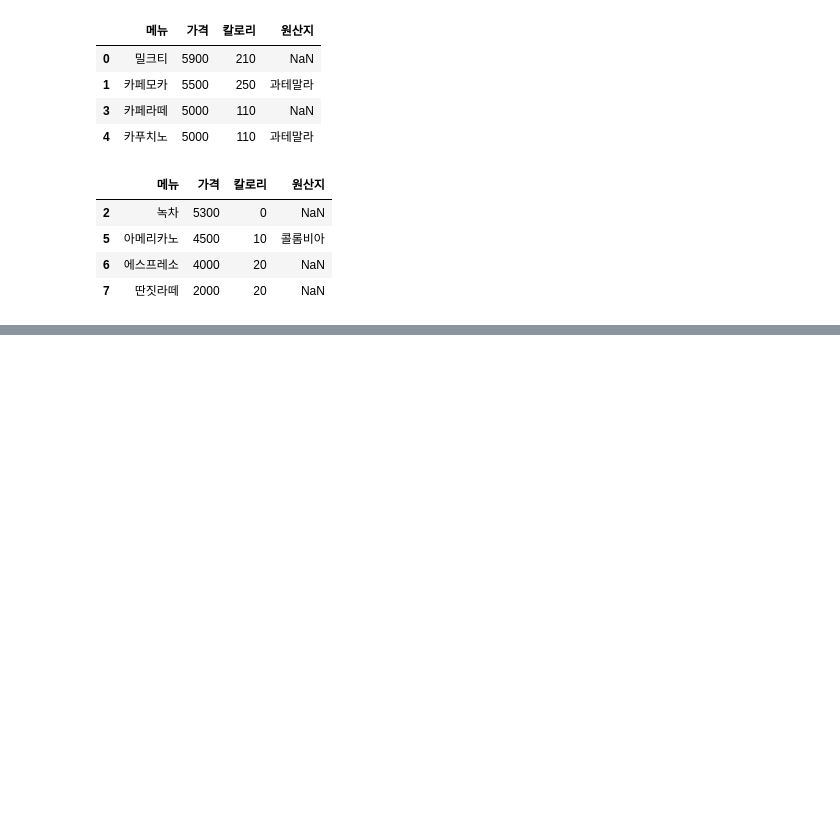
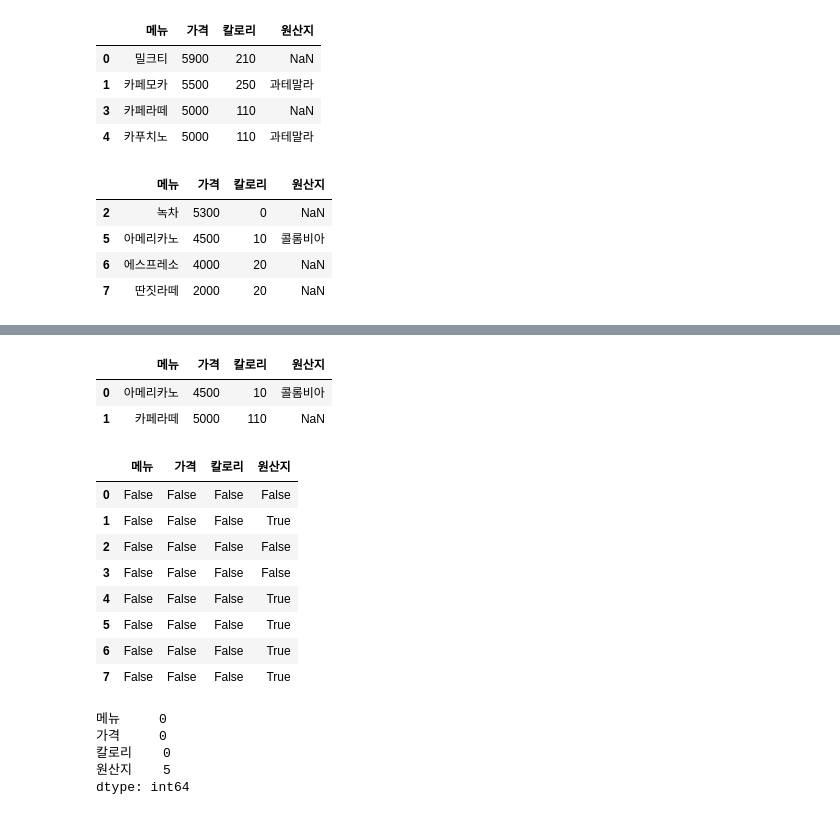
Before and after one commit to CHANGWOOKCHO/-engineer_big_data_analysis, a Jupyter notebook: part1/chapter2.ipynb, the cells around one changed output, grey strips where cells are left out. Cells and saved outputs as stored; diff of their text form; code cells hidden in the pictures; blank space fills up the shorter version.

```diff
--- a/part1/chapter2.ipynb
+++ b/part1/chapter2.ipynb
@@ -544,0 +534,29 @@ df[~cond]
+# %%
+df = pd.read_csv("cafe2.csv")
+df.head(2)
+# %% [output]
+|  | 메뉴 | 가격 | 칼로리 | 원산지 |
+| 0 | 아메리카노 | 4500 | 10 | 콜롬비아 |
+| 1 | 카페라떼 | 5000 | 110 | NaN |
+# %%
+#전체 결측치 확인
+df.isnull()
+# %% [output]
+|  | 메뉴 | 가격 | 칼로리 | 원산지 |
+| 0 | False | False | False | False |
+| 1 | False | False | False | True |
+| 2 | False | False | False | False |
+| 3 | False | False | False | False |
+| 4 | False | False | False | True |
+| 5 | False | False | False | True |
+| 6 | False | False | False | True |
+| 7 | False | False | False | True |
+# %%
+#컬럼별 결측치 갯수 확인
+df.isnull().sum()
+# %% [output]
+메뉴     0
+가격     0
+칼로리    0
+원산지    5
+dtype: int64
```
Also changed, not shown: parts of 14 cells of this notebook, 3 other files.
